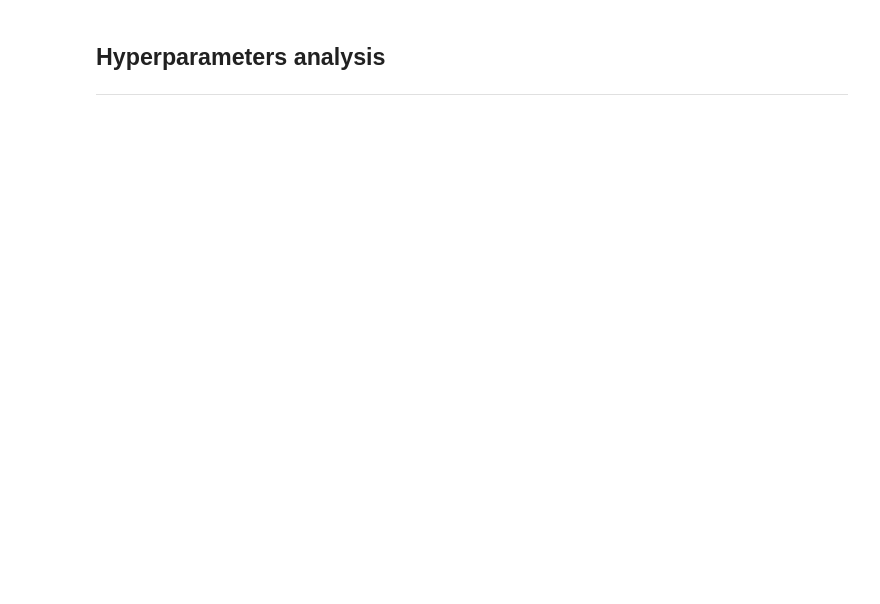
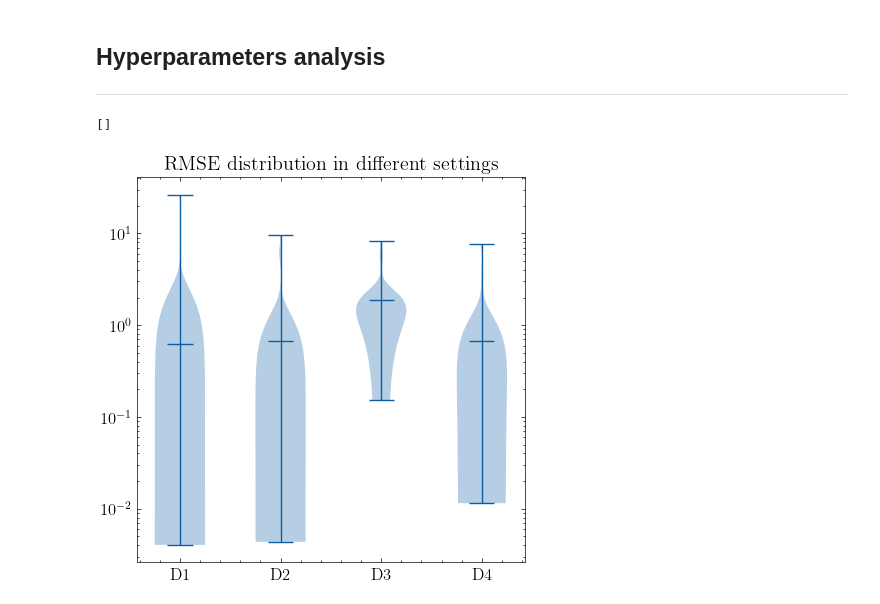
Before and after one commit to DaniilLaptev/pinns, a Jupyter notebook: code/diffusion.ipynb, the cells around one changed output. Saved outputs shown, nothing was run; the diff lists cells and outputs as text; code cells hidden in the pictures; blank space fills up the shorter version.

```diff
--- a/code/diffusion.ipynb
+++ b/code/diffusion.ipynb
@@ -417,12 +421,26 @@ plot_pde(problem.x, problem.t, preds.T, size=(6.5, 3))
 import pandas as pd
 from modules.utils import get_corr, plot_rmse_corr
 # %%
-new_names = ['rmse', 'L', 'N_D', 'N_I', 'N_LB', 'N_RB', 'W', 'coef', 'init', 'lr', 'sampling', 'iters']
+new_names = ['rmse', 'L', 'N_D', 'N_I', 'N_LB', 'N_RB', 'W', 'coef', 'init', 'lr', 'sampling']
 
-diff1 = pd.read_csv('./studies/diff_1.csv', index_col=0).drop(['number', 'datetime_start', 'datetime_complete', 'duration', 'state'], axis=1)
-diff2 = pd.read_csv('./studies/diff_2.csv', index_col=0).drop(['number', 'datetime_start', 'datetime_complete', 'duration', 'state'], axis=1)
-# lv3 = pd.read_csv('./studies/lv_3.csv', index_col=0).drop(['number', 'datetime_start', 'datetime_complete', 'duration', 'state'], axis=1)
-# lv4 = pd.read_csv('./studies/lv_4.csv', index_col=0).drop(['number', 'datetime_start', 'datetime_complete', 'duration', 'state'], axis=1)
+diff1 = pd.read_csv('./studies/diff_1.csv', index_col=0).drop(['number', 'datetime_start', 'datetime_complete', 'duration', 'state'] + [f'system_attrs_completed_rung_{i}' for i in range(8)], axis=1)
+diff2 = pd.read_csv('./studies/diff_2.csv', index_col=0).drop(['number', 'datetime_start', 'datetime_complete', 'duration', 'state'] + [f'system_attrs_completed_rung_{i}' for i in range(8)], axis=1)
+diff3 = pd.read_csv('./studies/diff_3.csv', index_col=0).drop(['number', 'datetime_start', 'datetime_complete', 'duration', 'state'] + [f'system_attrs_completed_rung_{i}' for i in range(8)], axis=1)
+diff4 = pd.read_csv('./studies/diff_4.csv', index_col=0).drop(['number', 'datetime_start', 'datetime_complete', 'duration', 'state'] + [f'system_attrs_completed_rung_{i}' for i in range(8)], axis=1)
 
-for df in [diff1, diff2]:
+for df in [diff1, diff2, diff3, diff4]:
     df.columns = new_names
+# %%
+fig, ax = plt.subplots(1, 1, figsize=(5, 5))
+plt.violinplot(
+    [diff1['rmse'].to_numpy(), diff2['rmse'].to_numpy(), diff3['rmse'].to_numpy(), diff4['rmse'].to_numpy()],
+    showextrema=True, showmeans=True
+)
+
+plt.title('RMSE distribution in different settings')
+plt.xticks(ticks=[1, 2, 3, 4], labels=['D1', 'D2', 'D3', 'D4'])
+ax.set_yscale('log')
+plt.plot()
+# %% [output]
+[]
+[figure, added]
```
Also changed, not shown: parts of 12 cells of this notebook, 5 other files.
